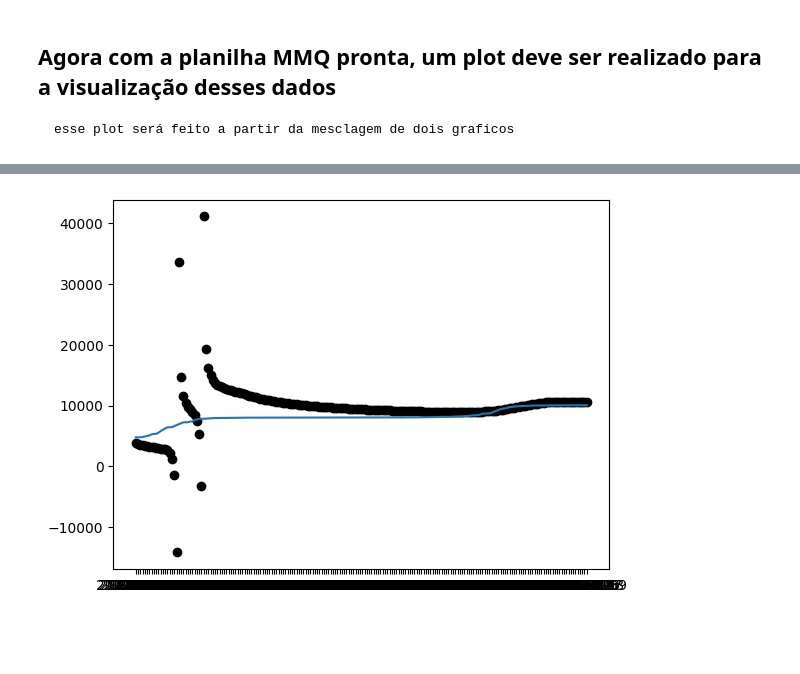
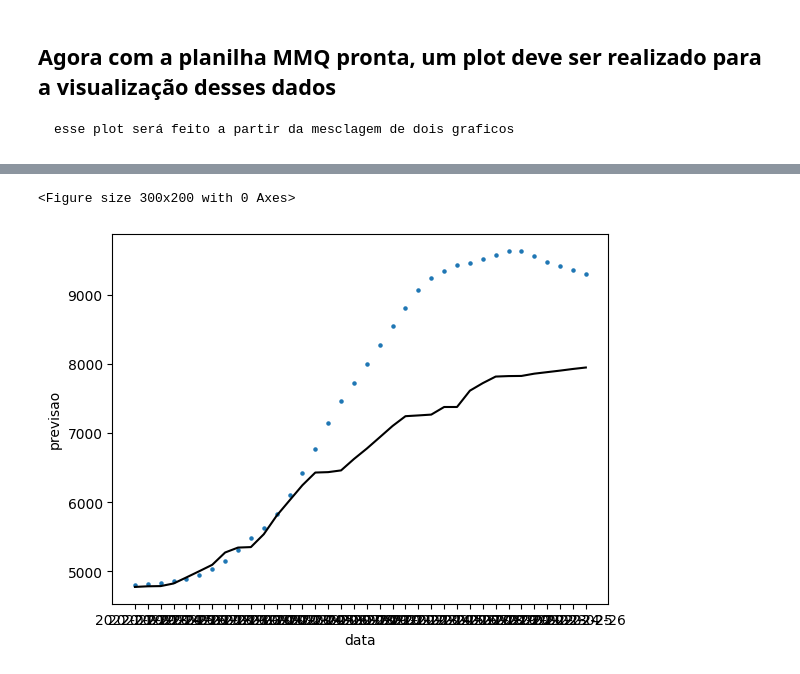
Before and after one commit to bruno9800/covidData, a Jupyter notebook: date_analise.ipynb, the cells around one changed output, grey strips where cells are left out. Cells and saved outputs as stored; diff of their text form; code cells hidden in the pictures; blank space fills up the shorter version.

```diff
--- a/date_analise.ipynb
+++ b/date_analise.ipynb
@@ -175,5 +196,11 @@ display(tabela_MQ)
 # %%
-graf_previsoes = plt.scatter(tabela_MQ.index, tabela_MQ['previsao'], c='k')
-graf_acumulados = plt.plot(tabela_MQ['casosAcumulado'])
+
+
+plt.figure(figsize = (3, 2))
+mask_data = tabela_MQ[tabela_MQ.index <= '2022-02-26']
+graf_previsoes = mask_data.reset_index().plot(kind='scatter', marker='.', x='data', y='previsao')
+#plt.scatter(tabela_MQ.index, tabela_MQ['previsao'], )
+graf_acumulados = plt.plot(mask_data['casosAcumulado'], c='k')
 # %% [output]
+<Figure size 300x200 with 0 Axes>
-[figure, old version]
+[figure, new version]
```
Also changed, not shown: parts of 9 cells of this notebook.
